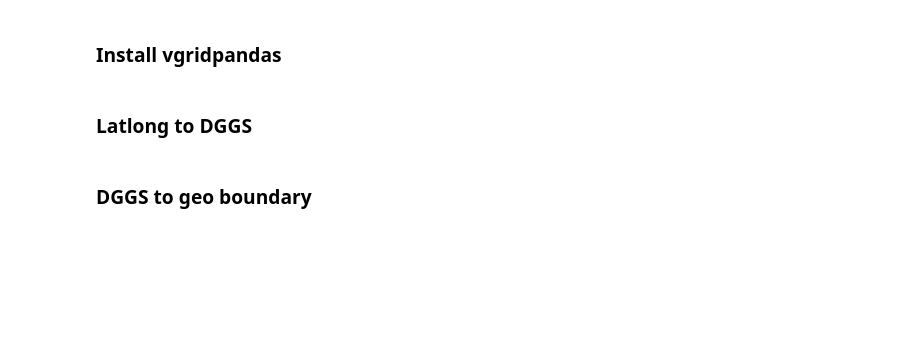
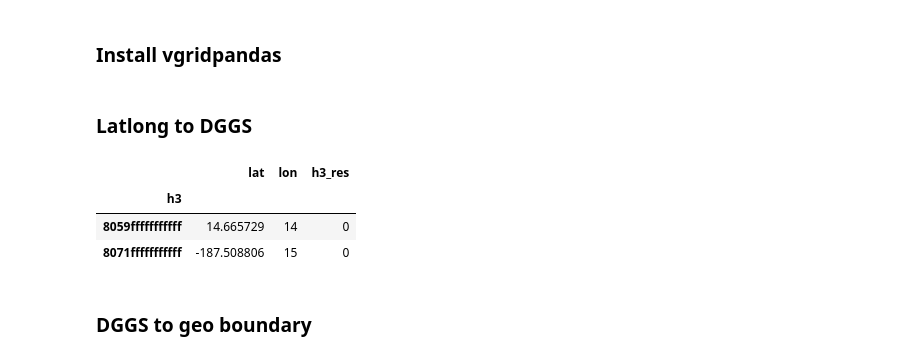
Before and after one commit to opengeoshub/vgridpandas, a Jupyter notebook: docs/notebooks/00_intro.ipynb, the cells around one changed output. Drawn from its saved outputs; the diff is of its cells as text; code cells hidden in the pictures; blank space fills up the shorter version.

```diff
--- a/docs/notebooks/00_intro.ipynb
+++ b/docs/notebooks/00_intro.ipynb
@@ -17,10 +17,15 @@ You can try out vgridpandas by using the cloud-computing platforms below without
 # %%
 import pandas as pd
 from vgridpandas import h3pandas
 df = pd.DataFrame({'lat': [14.6657293, -187.5088058], 'lon': [14, 15]})
 resolution = 0
 df = df.h3.latlon2h3(resolution)
-df
+df.head()
+# %% [output]
+|  | lat | lon | h3_res |
+| h3 |  |  |  |
+| 8059fffffffffff | 14.665729 | 14 | 0 |
+| 8071fffffffffff | -187.508806 | 15 | 0 |
 # %% [markdown]
 ### DGGS to geo boundary
 # %%
```
Also changed, not shown: parts of 3 cells of this notebook, 50 other files.
